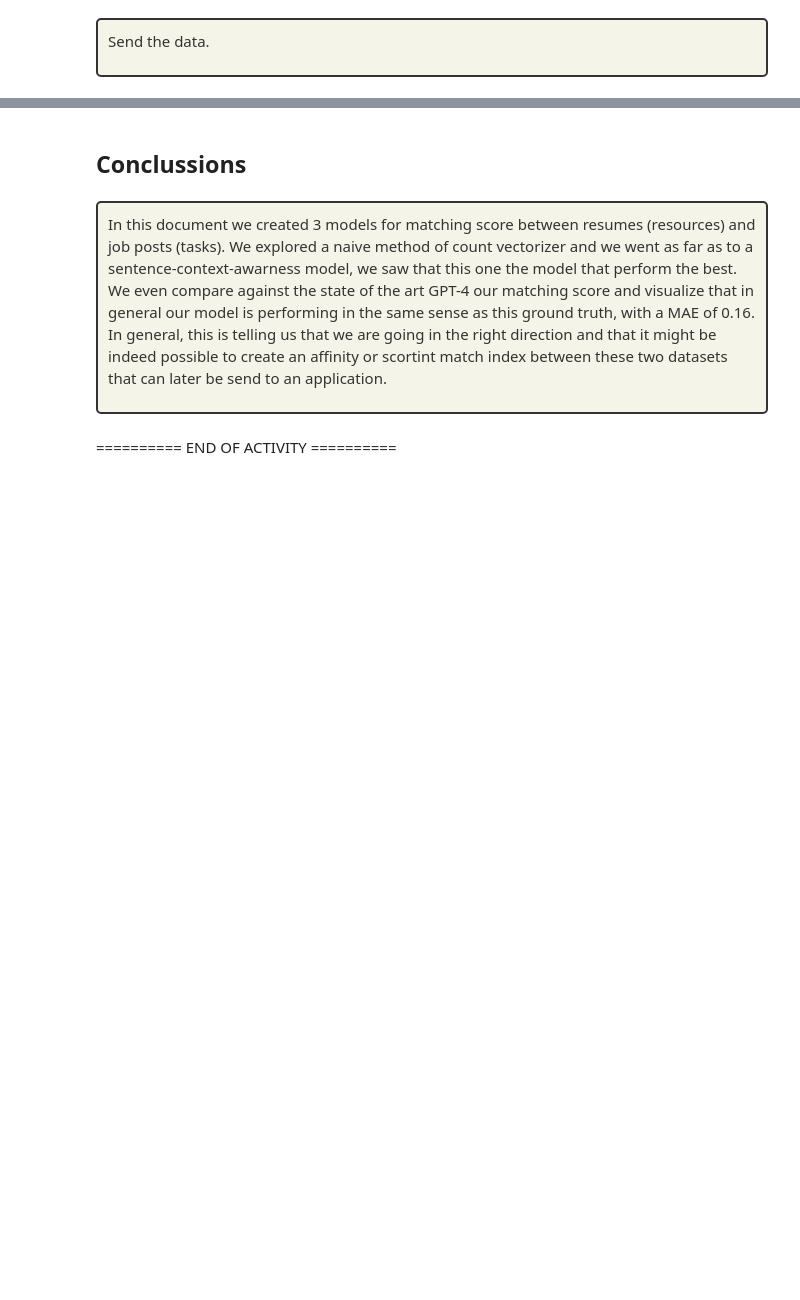
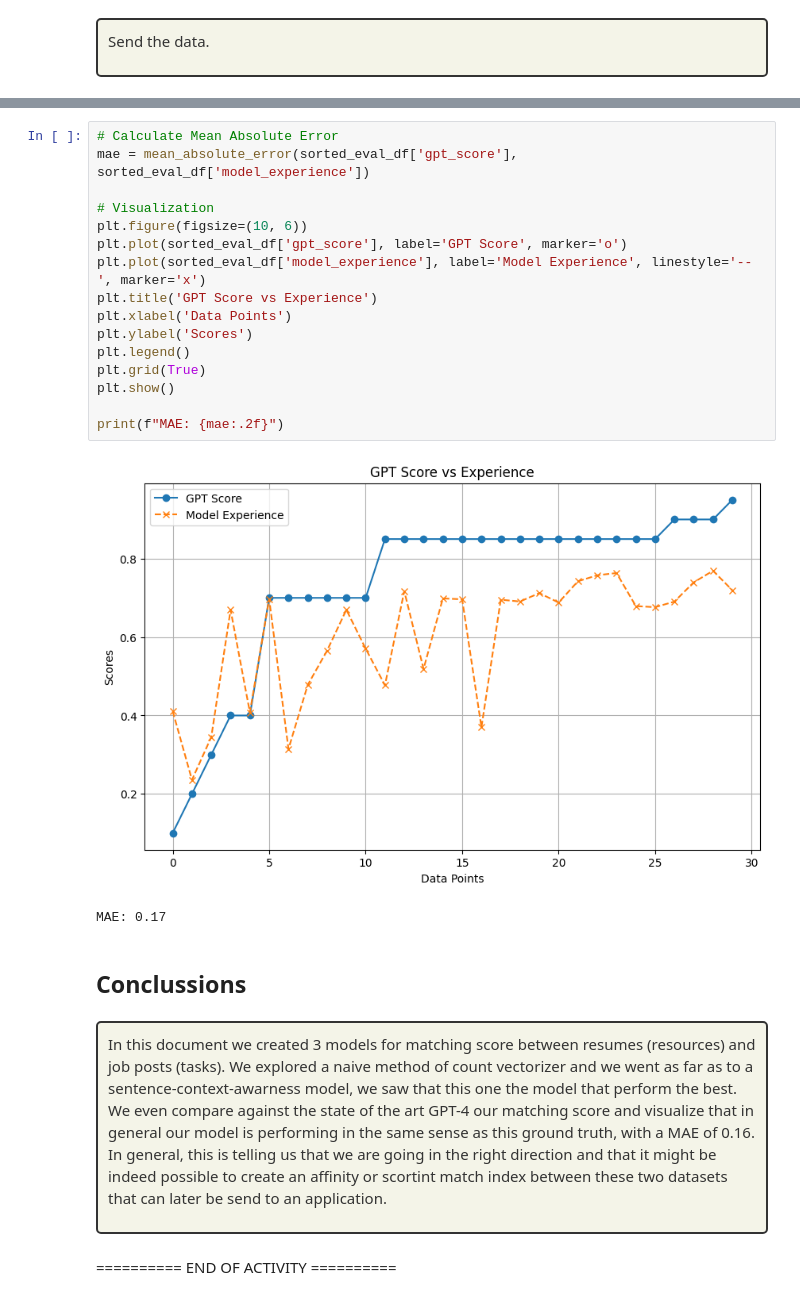
Before and after one commit to cyber-data-alchemist/IRPO_Public, a Jupyter notebook: Avance4.Equipo9.ipynb, the cells around one changed output, grey strips where cells are left out. Cells and saved outputs as stored; diff of their text form; blank space fills up the shorter version.

```diff
--- a/Avance4.Equipo9.ipynb
+++ b/Avance4.Equipo9.ipynb
@@ -1228,4 +1234,23 @@ print(f"MAE: {mae:.2f}")
 MAE: 0.17
+# %%
+# Calculate Mean Absolute Error
+mae = mean_absolute_error(sorted_eval_df['gpt_score'], sorted_eval_df['model_experience'])
+
+# Visualization
+plt.figure(figsize=(10, 6))
+plt.plot(sorted_eval_df['gpt_score'], label='GPT Score', marker='o')
+plt.plot(sorted_eval_df['model_experience'], label='Model Experience', linestyle='--', marker='x')
+plt.title('GPT Score vs Experience')
+plt.xlabel('Data Points')
+plt.ylabel('Scores')
+plt.legend()
+plt.grid(True)
+plt.show()
+
+print(f"MAE: {mae:.2f}")
+# %% [output]
+[figure, added]
+MAE: 0.17
 # %% [markdown]
 ## Conclussions
 # %% [markdown]
```
Also changed, not shown: parts of 17 cells of this notebook.
